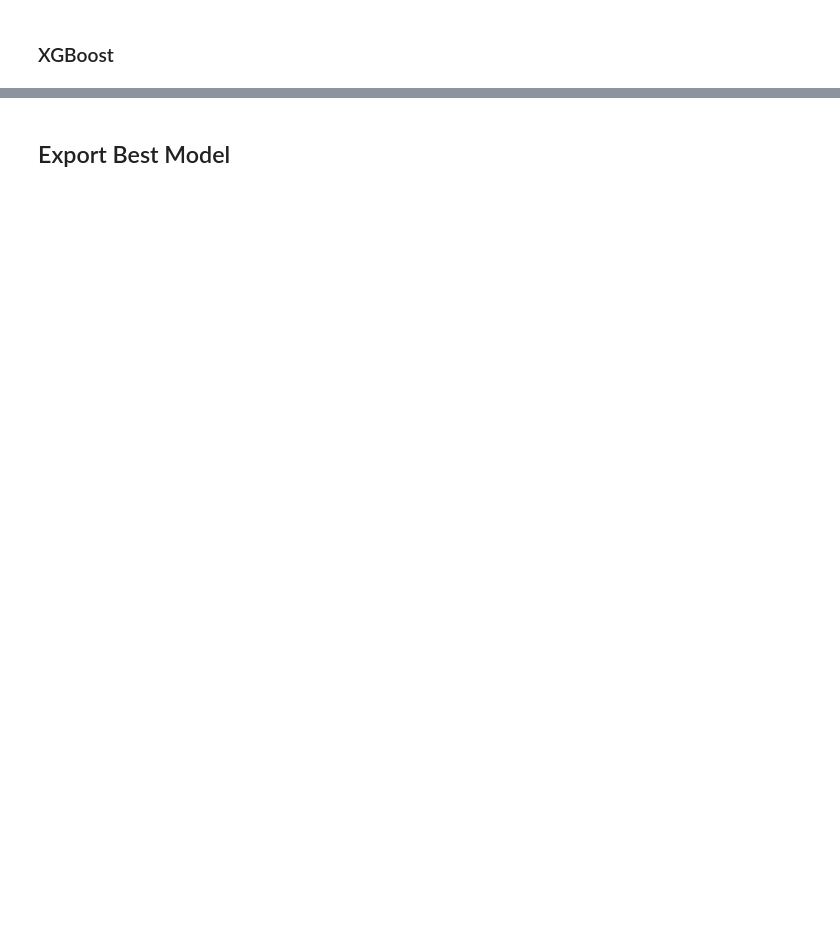
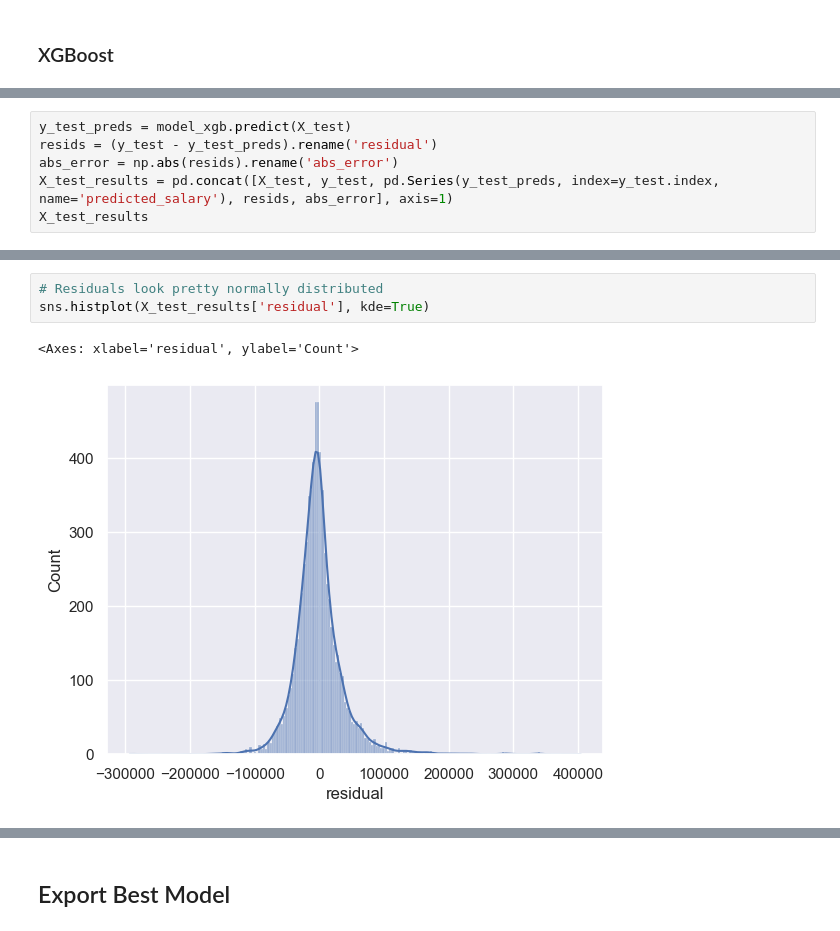
Before and after one commit to nginyc/job_posting_salary_prediction, a Jupyter notebook: train_gradient_boosting_model.ipynb, the cells around one changed output, grey strips where cells are left out. Drawn from its saved outputs; the diff is of its cells as text; blank space fills up the shorter version.

```diff
--- a/train_gradient_boosting_model.ipynb
+++ b/train_gradient_boosting_model.ipynb
@@ -179,0 +163,6 @@ get_important_features(best_model[0], best_model[-1])
+# %%
+y_test_preds = model_xgb.predict(X_test)
+resids = (y_test - y_test_preds).rename('residual')
+abs_error = np.abs(resids).rename('abs_error')
+X_test_results = pd.concat([X_test, y_test, pd.Series(y_test_preds, index=y_test.index, name='predicted_salary'), resids, abs_error], axis=1)
+X_test_results
@@ -179,0 +183,6 @@ get_important_features(best_model[0], best_model[-1])
+# %%
+# Residuals look pretty normally distributed
+sns.histplot(X_test_results['residual'], kde=True)
+# %% [output]
+<Axes: xlabel='residual', ylabel='Count'>
+[figure, added]
```
Also changed, not shown: parts of 21 cells of this notebook, 5 other files.
